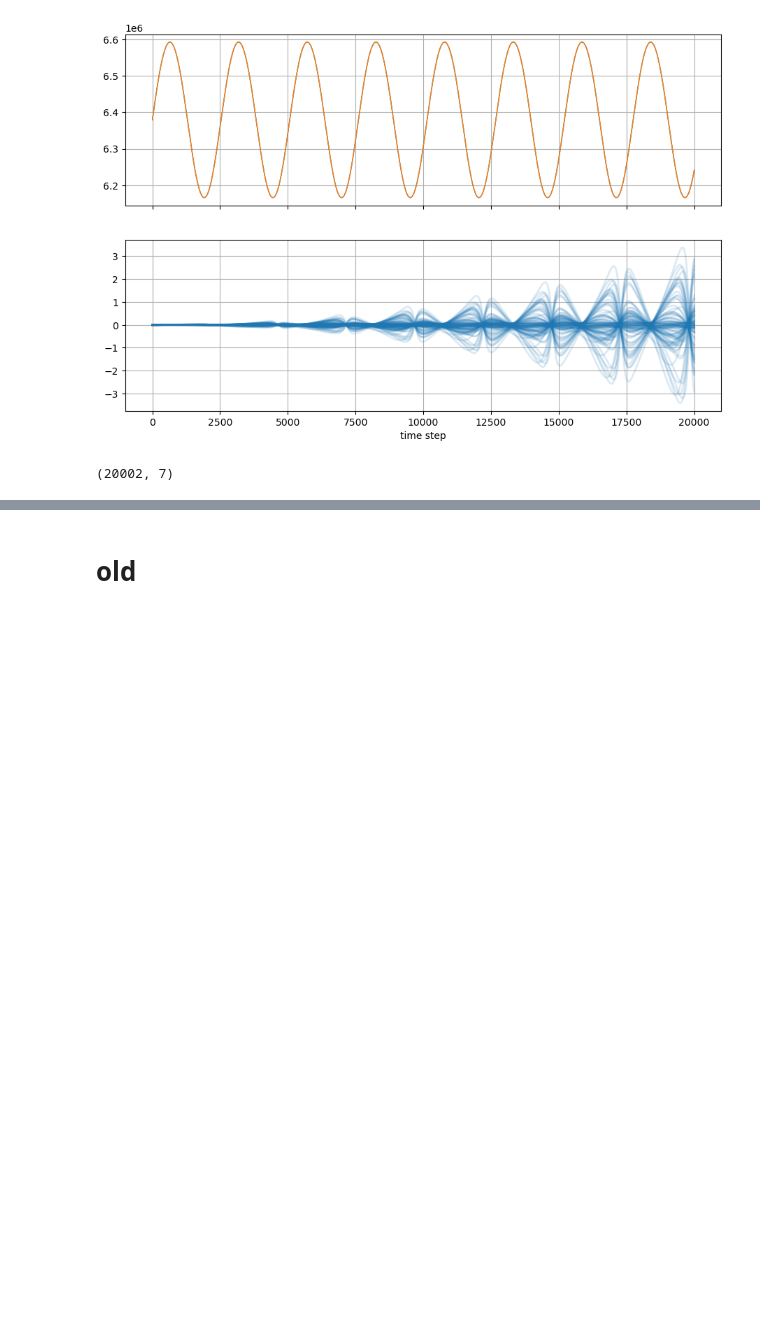
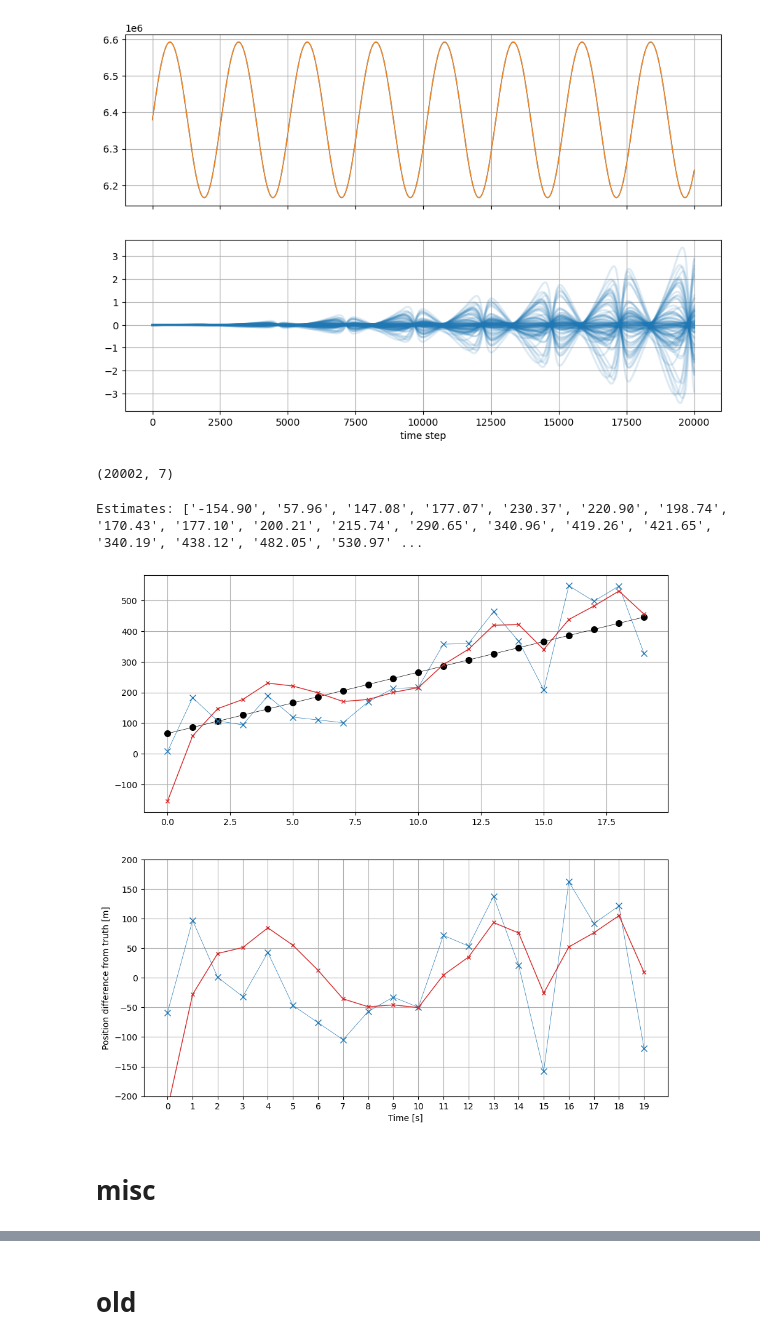
Before and after one commit to igred8/orbital_dynamics_basic, a Jupyter notebook: notebooks/00-dev-igad.ipynb, the cells around one changed output, grey strips where cells are left out. Cells and saved outputs as stored; diff of their text form; code cells hidden in the pictures; blank space fills up the shorter version.

Commit message:
stateest namespace init

```diff
--- a/notebooks/00-dev-igad.ipynb
+++ b/notebooks/00-dev-igad.ipynb
@@ -102,3 +102,70 @@ plt.show()
 distances.shape
 # %% [output]
 (20002, 7)
+# %%
+import stateest as se
+rng = np.random.default_rng(seed=2318)
+# --- Example: tracking 1D position with constant velocity ---
+dt = 1.0
+velo = 20
+F = np.array([[1, velo*dt],
+              [0,  1]])       # state: [position, velocity]
+
+H = np.array([[1, 0]])       # we only observe position
+
+Q = np.array([[1, 0],
+              [0, 1]]) * 0.1 # process noise
+
+R = np.array([[1000.0]])        # measurement noise
+
+x0 = np.reshape([-220,0], [-1,1])    # initial state
+P0 = np.array([
+    [1, 0],
+    [0, 1],
+])         # high initial uncertainty
+
+B = np.eye(2)
+u = np.zeros_like(x0)
+
+kf = se.KalmanFilter(x0, P0, F, B, u, Q, H, R )
+
+# Simulate some noisy measurements
+timevec = np.arange(20) * dt
+true_positions = 20.0 * timevec + 66
+
+
+measurements = 1.1*true_positions - 11 + rng.normal(0, 100.3, true_positions.shape)
+
+
+estimates = []
+for z in measurements:
+    kf.model_predition_step()
+    x_est, _ = kf.measurement_update_step(np.array([[z]]))
+    estimates.append(x_est[0, 0])
+
+print("Estimates:", [f"{e:.2f}" for e in estimates])
+
+
+fig, axs = plt.subplots(2,1, figsize=[11,11])
+axs[0].plot(timevec, true_positions, lw=0.5, marker='o', ms=7, color='k')
+axs[0].plot(timevec, measurements, lw=0.5, marker='x', ms=7, color='tab:blue')
+axs[0].plot(timevec, estimates, lw=1, marker='x', ms=5, color='tab:red')
+
+axs[1].plot(timevec, measurements - true_positions, lw=0.5, marker='x', ms=7, color='tab:blue')
+axs[1].plot(timevec, estimates - true_positions, lw=1, marker='x', ms=5, color='tab:red')
+
+axkwargs = {
+    'xticks': timevec,
+    'ylim': [-200, 200],
+    'xlabel': 'Time [s]',
+    'ylabel': 'Position difference from truth [m]',
+}
+axs[1].set(**axkwargs)
+for ax in axs:
+    ax.grid(True)
+plt.show()
+# %% [output]
+Estimates: ['-154.90', '57.96', '147.08', '177.07', '230.37', '220.90', '198.74', '170.43', '177.10', '200.21', '215.74', '290.65', '340.96', '419.26', '421.65', '340.19', '438.12', '482.05', '530.97' ...
+[figure, added]
+# %% [markdown]
+# misc
```
Also changed, not shown: parts of 4 cells of this notebook, 2 other files.
